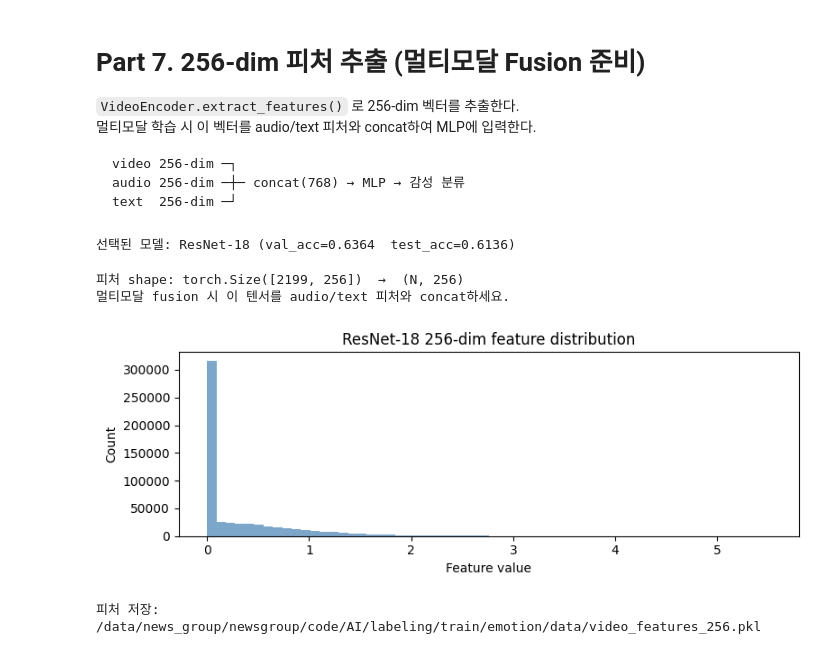
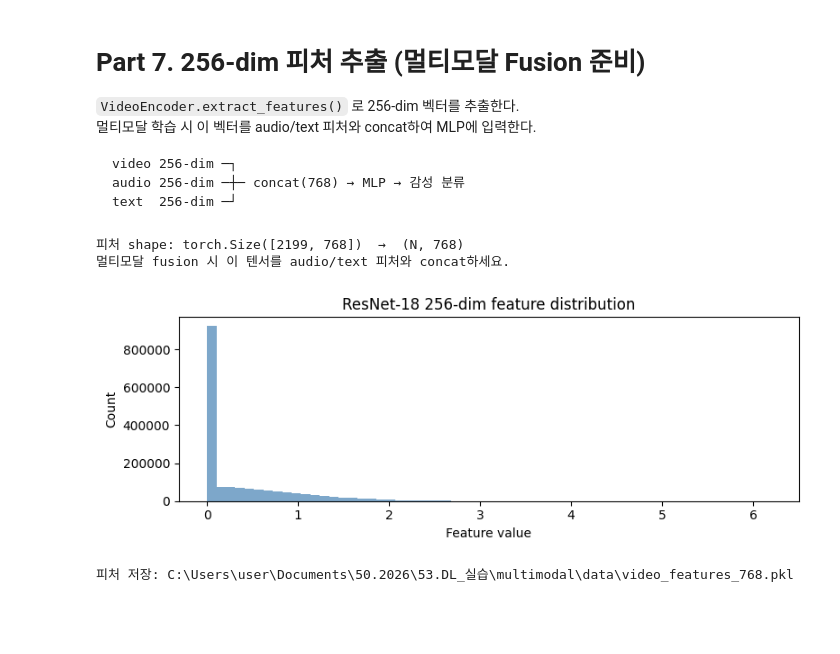
Before and after one commit to JiHyun13/deeplearning_and_lab_team.5, a Jupyter notebook: video.ipynb, the cells around one changed output. Cells and saved outputs as stored; diff of their text form; code cells hidden in the pictures; blank space fills up the shorter version.

````diff
--- a/video.ipynb
+++ b/video.ipynb
@@ -46,7 +44,7 @@ CUDA : True
 SEED        = 42
 IMG_SIZE    = 224
 BATCH_SIZE  = 64
-FEATURE_DIM = 256  # 멀티모달 fusion용 출력 차원
+FEATURE_DIM = 768  # 멀티모달 fusion용 출력 차원
 
 random.seed(SEED); np.random.seed(SEED); torch.manual_seed(SEED)
 if torch.cuda.is_available():
@@ -55,7 +53,7 @@ torch.backends.cudnn.benchmark = True
 
 device = torch.device('cuda' if torch.cuda.is_available() else 'cpu')
 
-ROOT_PATH    = r'/data/news_group/newsgroup/code/AI/labeling/train/emotion/data'
+ROOT_PATH    = r'C:\Users\user\Documents\50.2026\53.DL_실습\multimodal\data'
 VIDEO_FOLDER = os.path.join(ROOT_PATH, 'Video', 'Segmented')
 LABEL_PATH   = os.path.join(ROOT_PATH, 'mosi_text_metadata.csv')
 PICKLE_PATH  = os.path.join(ROOT_PATH, 'video_preprocessed.pkl')
@@ -70,15 +68,20 @@ PICKLE_PATH: /data/news_group/newsgroup/code/AI/labeling/train/emotion/data/vide
 # %%
 label_df = pd.read_csv(LABEL_PATH)
+label_df = label_df.dropna(subset=['label'])  # 텍스트와 동일하게 dropna
 
-# video_id: '03bSnISJMiM', seg_idx: 1 → key: '03bSnISJMiM_1'
-label_dict = {
-    f"{r['video_id']}_{r['seg_idx']}": int(r['label'])
+# ✅ 텍스트와 동일: CSV 행 순서 그대로 리스트로 보관
+video_keys_ordered = [
+    f"{r['video_id']}_{r['seg_idx']}"
     for _, r in label_df.iterrows()
-}
+]
+labels_ordered = [int(r['label']) for _, r in label_df.iterrows()]
 
-print(f'총 라벨 수: {len(label_dict)}')
-print(f"긍정: {sum(v==1 for v in label_dict.values())}  "
-      f"부정: {sum(v==0 for v in label_dict.values())}")
+# 기존 코드 호환용 dict도 유지
+label_dict = dict(zip(video_keys_ordered, labels_ordered))
+
+print(f'총 라벨 수: {len(video_keys_ordered)}')
+print(f"긍정: {sum(v==1 for v in labels_ordered)}  "
+      f"부정: {sum(v==0 for v in labels_ordered)}")
 # %% [output]
 총 라벨 수: 2199
 긍정: 1080  부정: 1119
@@ -740,6 +763,7 @@ config: {'backbone': 'efficientnet', 'lr': 0.0003, 'num_epochs': 20, 'optimizer'
   Epoch 30/30  train=0.8927  val=0.5085  test=0.4932
 # %%
 print(f'=== ResNet-18 최종 학습 ===')
+res_best = {'backbone': 'resnet18', 'lr': 0.0003, 'num_epochs': 10, 'optimizer': 'Adam', 'weight_decay': 0.001, 'val_acc': 0.6278}
 print(f'config: {res_best}')
 res_model, res_tr_accs, res_val_accs, res_te_accs = train_full(
     'resnet18', res_best, train_loader, val_loader, test_loader, device
@@ -825,42 +849,43 @@ text  256-dim ─┘
 ```
 # %%
 # [Fix 4] 마지막 epoch 대신 최고 val_acc 기준으로 모델 선택
-if max(eff_val_accs) >= max(res_val_accs):
-    best_model_name, best_model = 'EfficientNet-B0', eff_model
-else:
-    best_model_name, best_model = 'ResNet-18', res_model
+# if max(eff_val_accs) >= max(res_val_accs):
+#     best_model_name, best_model = 'EfficientNet-B0', eff_model
+# else:
+#     best_model_name, best_model = 'ResNet-18', res_model
 
-final_val_acc  = max(eff_val_accs  if best_model_name == 'EfficientNet-B0' else res_val_accs)
-final_test_acc = max(eff_te_accs   if best_model_name == 'EfficientNet-B0' else res_te_accs)
-print(f'선택된 모델: {best_model_name} (val_acc={final_val_acc:.4f}  test_acc={final_test_acc:.4f})')
+# final_val_acc  = max(eff_val_accs  if best_model_name == 'EfficientNet-B0' else res_val_accs)
+# final_test_acc = max(eff_te_accs   if best_model_name == 'EfficientNet-B0' else res_te_accs)
+# print(f'선택된 모델: {best_model_name} (val_acc={final_val_acc:.4f}  test_acc={final_test_acc:.4f})')
+
+best_model_name, best_model = 'ResNet-18', res_model
 
 # 전체 데이터셋 256-dim 피처 추출
 all_loader = DataLoader(
     ImageDataset(images, labels, test_tf),
     batch_size=BATCH_SIZE, shuffle=False, num_workers=NW, persistent_workers=False
 )
 video_feats, video_labels = best_model.extract_features(all_loader, device)
 
 print(f'\n피처 shape: {video_feats.shape}  →  (N, {FEATURE_DIM})')
 print('멀티모달 fusion 시 이 텐서를 audio/text 피처와 concat하세요.')
 
 # 피처 분포 시각화
 fig, ax = plt.subplots(figsize=(8, 3))
 ax.hist(video_feats.numpy().flatten(), bins=60, color='steelblue', alpha=0.7)
 ax.set_title(f'{best_model_name} 256-dim feature distribution')
 ax.set_xlabel('Feature value'); ax.set_ylabel('Count')
 plt.tight_layout()
 plt.savefig('viz_feature_dist.png', dpi=150)
 plt.show()
 
 # 피클로 저장 (멀티모달 학습 시 재사용)
-feat_save_path = os.path.join(ROOT_PATH, 'video_features_256.pkl')
+feat_save_path = os.path.join(ROOT_PATH, 'video_features_768.pkl')
 with open(feat_save_path, 'wb') as f:
     pickle.dump({'features': video_feats, 'labels': video_labels}, f)
 print(f'피처 저장: {feat_save_path}')
 # %% [output]
-선택된 모델: ResNet-18 (val_acc=0.6364  test_acc=0.6136)
+피처 shape: torch.Size([2199, 768])  →  (N, 768)
+멀티모달 fusion 시 이 텐서를 audio/text 피처와 concat하세요.
+[figure, new version]
-피처 shape: torch.Size([2199, 256])  →  (N, 256)
-멀티모달 fusion 시 이 텐서를 audio/text 피처와 concat하세요.
+피처 저장: C:\Users\user\Documents\50.2026\53.DL_실습\multimodal\data\video_features_768.pkl
-[figure, old version]
-피처 저장: /data/news_group/newsgroup/code/AI/labeling/train/emotion/data/video_features_256.pkl
````
Also changed, not shown: parts of 11 cells of this notebook, 7 other files.
